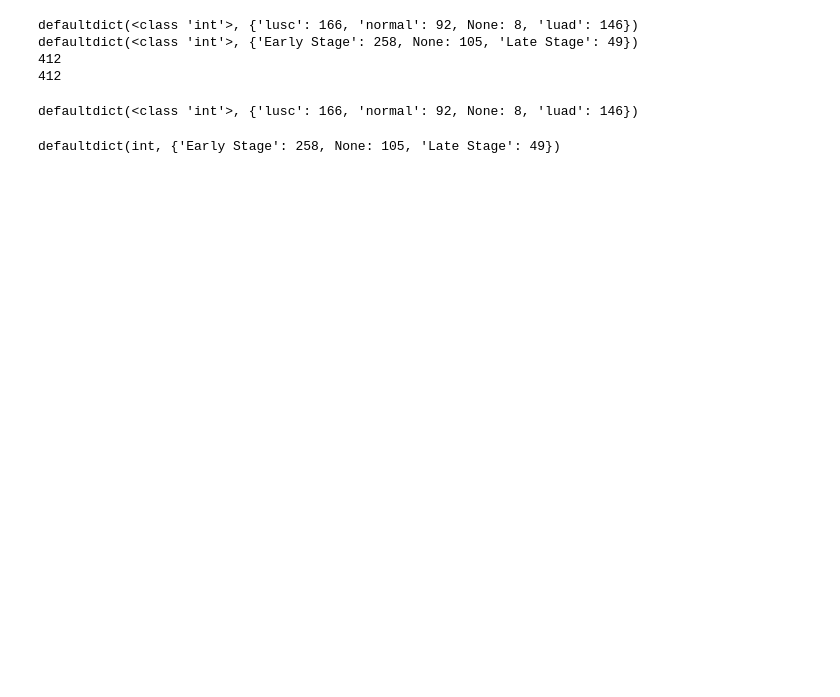
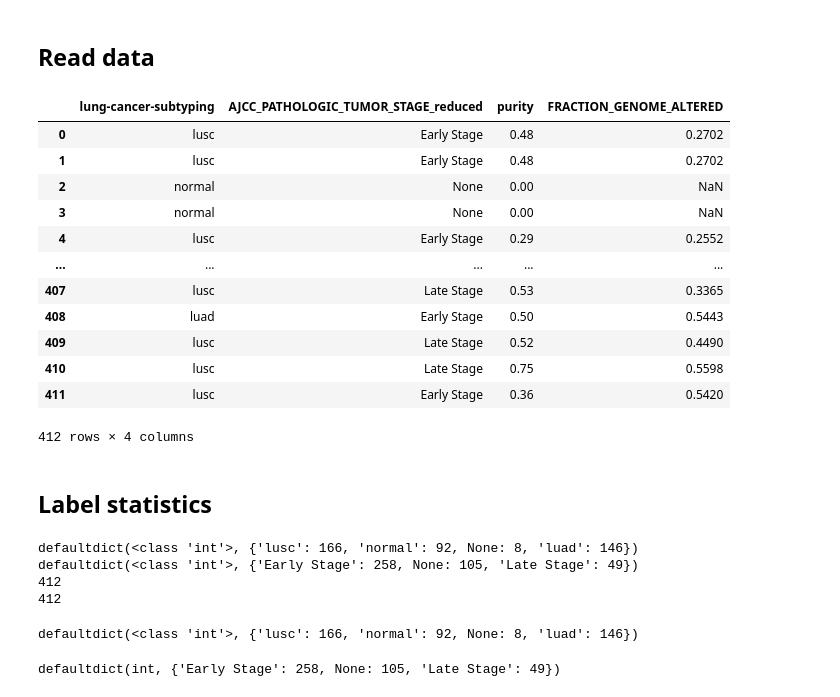
Before and after one commit to chiphan1110/BII-ITH-Viz, a Jupyter notebook: eda.ipynb, the cells around one changed output. Cells and saved outputs as stored; diff of their text form; code cells hidden in the pictures; blank space fills up the shorter version.

```diff
--- a/eda.ipynb
+++ b/eda.ipynb
@@ -5,3 +5,26 @@ import matplotlib.pyplot as plt
 import seaborn as sns
 
 import numpy as np
+# %% [markdown]
+## Read data
+# %%
+import pandas as pd
+data = json.load(open(json_path, 'r'))
+df = pd.DataFrame(data).T[['lung-cancer-subtyping', 'AJCC_PATHOLOGIC_TUMOR_STAGE_reduced', 'purity', 'FRACTION_GENOME_ALTERED']]
+df.columns = ['lung-cancer-subtyping', 'AJCC_PATHOLOGIC_TUMOR_STAGE_reduced', 'purity', 'FRACTION_GENOME_ALTERED']
+df = df.apply(lambda x: x.apply(lambda y: y['label'] if isinstance(y, dict) else y))
+df
+# %% [output]
+|  | lung-cancer-subtyping | AJCC_PATHOLOGIC_TUMOR_STAGE_reduced | purity | FRACTION_GENOME_ALTERED |
+| 0 | lusc | Early Stage | 0.48 | 0.2702 |
+| 1 | lusc | Early Stage | 0.48 | 0.2702 |
+| 2 | normal | None | 0.00 | NaN |
+| 3 | normal | None | 0.00 | NaN |
+| 4 | lusc | Early Stage | 0.29 | 0.2552 |
+| ... | ... | ... | ... | ... |
+| 407 | lusc | Late Stage | 0.53 | 0.3365 |
+| 408 | luad | Early Stage | 0.50 | 0.5443 |
+| 409 | lusc | Late Stage | 0.52 | 0.4490 |
+| 410 | lusc | Late Stage | 0.75 | 0.5598 |
+| 411 | lusc | Early Stage | 0.36 | 0.5420 |
+412 rows × 4 columns
@@ -8 +33,3 @@ import numpy as np
+# %% [markdown]
+## Label statistics
 # %%
```
Also changed, not shown: parts of 8 cells of this notebook, 2 other files.
